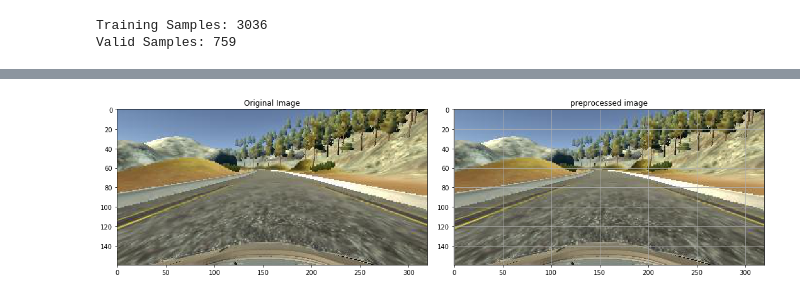
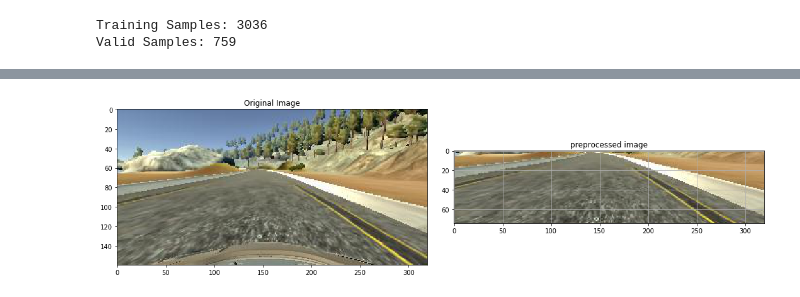
Before and after one commit to kamhar-ngado/Track, a Jupyter notebook: Program_auto_pilot.ipynb, the cells around one changed output, grey strips where cells are left out. Saved outputs shown, nothing was run; the diff lists cells and outputs as text; code cells hidden in the pictures.

```diff
--- a/Program_auto_pilot.ipynb
+++ b/Program_auto_pilot.ipynb
@@ -131,19 +131,20 @@ Text(0.5, 1.0, 'Validation set')
 # %%
 def img_preprocess(img):
-  mpimg.imread(img)
+  img = mpimg.imread(img)
+  img = img[60:135,:,:]
   return img
 # %%
 image = image_paths[759] #we can choose img(0 < img < 3795) but 759 is good
 original_image = mpimg.imread(image)
 preprocessed_image = img_preprocess(image)
 
 fig, axs = plt.subplots(1, 2, figsize=(15, 10))
 fig.tight_layout()
 
 axs[0].imshow(original_image)
 axs[0].set_title('Original Image')
-axs[1].imshow(original_image)
+axs[1].imshow(preprocessed_image)
 axs[1].set_title('preprocessed image')
 plt.grid()
 # %% [output]
-[figure, old version]
+[figure, new version]
```
Also changed, not shown: parts of 1 cell of this notebook.
